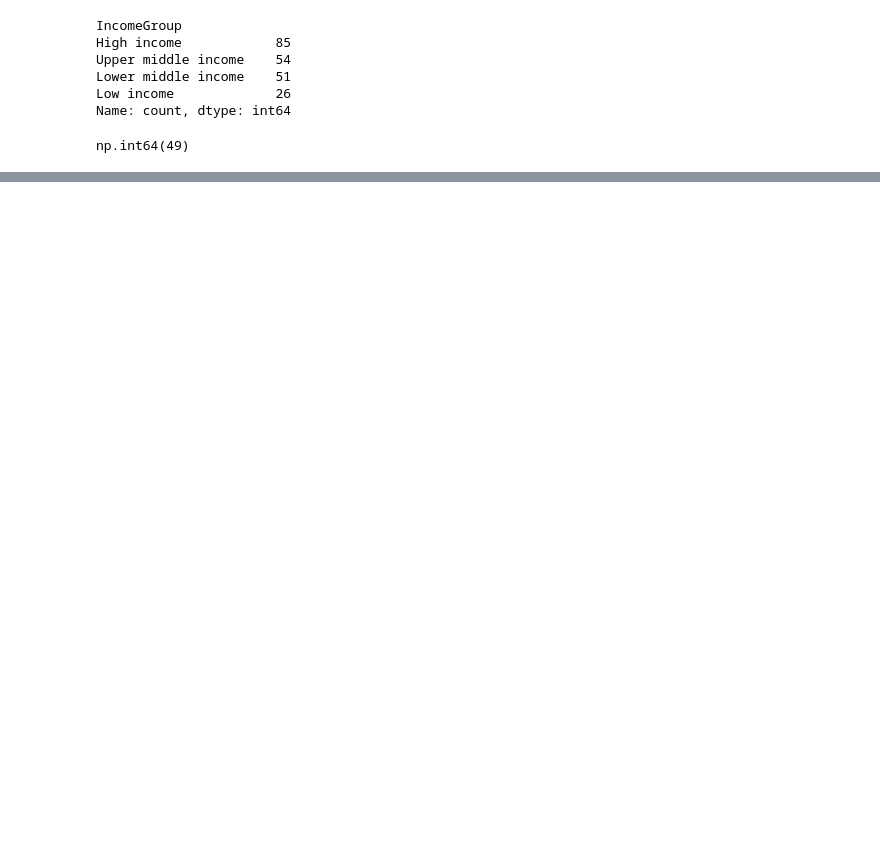
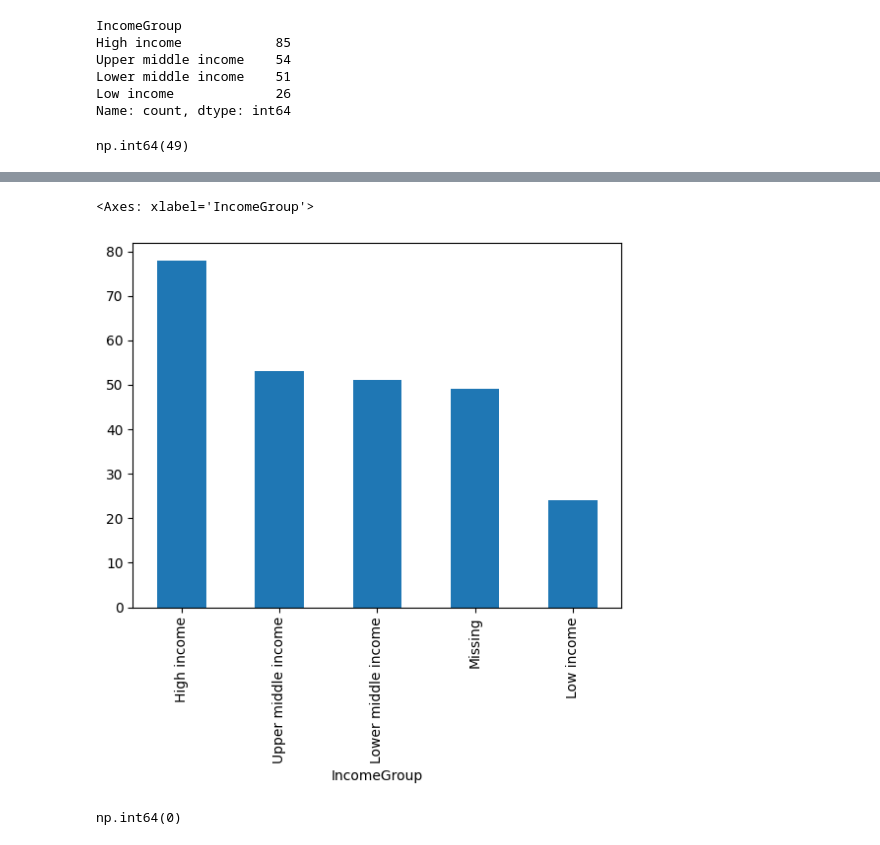
Before and after one commit to Aalok-Git/Python_Projects, a Jupyter notebook: Agricultural data/Agri_notebook.ipynb, the cells around one changed output, grey strips where cells are left out. Cells and saved outputs as stored; diff of their text form; code cells hidden in the pictures; blank space fills up the shorter version.

```diff
--- a/Agricultural data/Agri_notebook.ipynb
+++ b/Agricultural data/Agri_notebook.ipynb
@@ -128,0 +285,12 @@ np.int64(49)
+# %%
+df_filter["IncomeGroup"].fillna("Missing", inplace= True)
+# %%
+df_filter["IncomeGroup"].value_counts().plot(kind= "bar")
+# %% [output]
+<Axes: xlabel='IncomeGroup'>
+[figure, added]
+# %%
+#No more missing values in the dataframe
+(df_filter.isnull().sum()).sum()
+# %% [output]
+np.int64(0)
```
Also changed, not shown: parts of 21 cells of this notebook.
